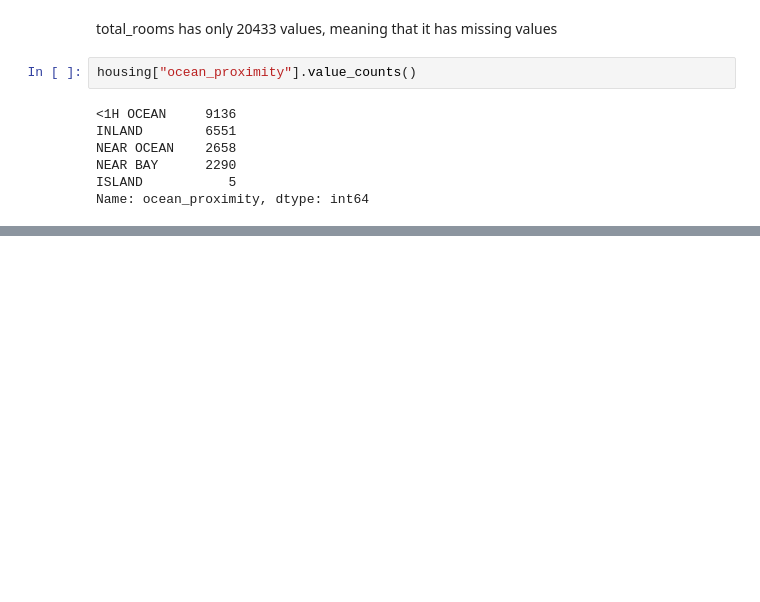
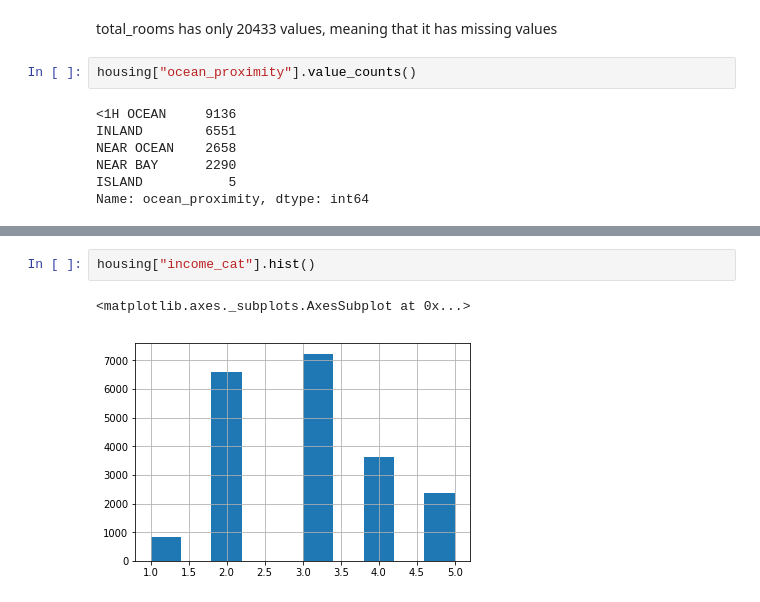
Before and after one commit to neoVincent/Python_ML, a Jupyter notebook: Book_HandsOnML/End_To_End_ML_Proj.ipynb, the cells around one changed output, grey strips where cells are left out. Cells and saved outputs as stored; diff of their text form; blank space fills up the shorter version.

```diff
--- a/Book_HandsOnML/End_To_End_ML_Proj.ipynb
+++ b/Book_HandsOnML/End_To_End_ML_Proj.ipynb
@@ -69,0 +167,5 @@ Name: ocean_proximity, dtype: int64
+# %%
+housing["income_cat"].hist()
+# %% [output]
+<matplotlib.axes._subplots.AxesSubplot at 0x...>
+[figure, added]
```
Also changed, not shown: parts of 14 cells of this notebook.
